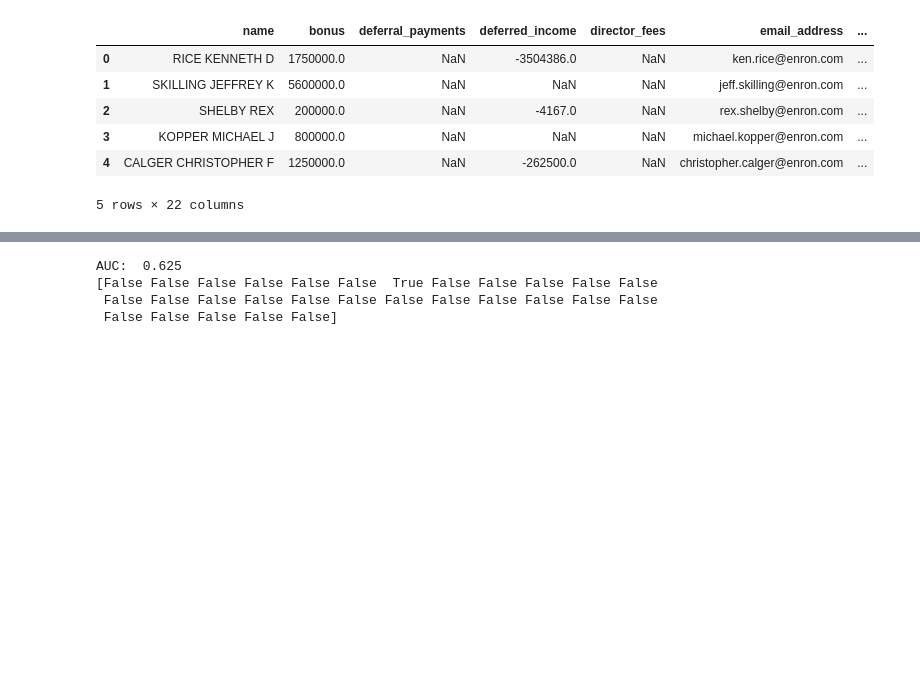
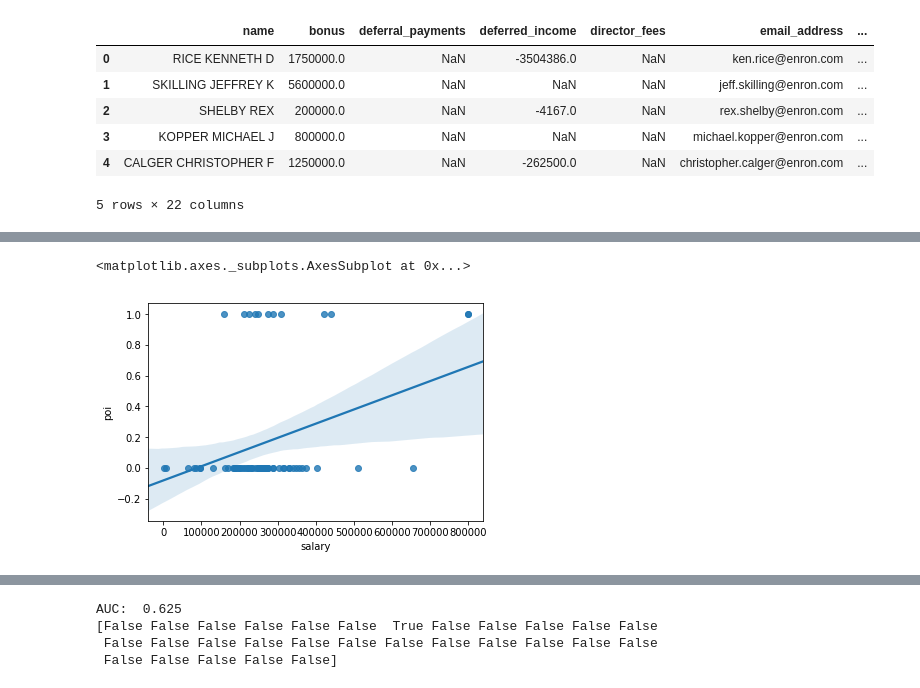
Before and after one commit to ocaTom/ML100-Days, a Jupyter notebook: Day_049_HW.ipynb, the cells around one changed output, grey strips where cells are left out. Drawn from its saved outputs; the diff is of its cells as text; code cells hidden in the pictures; blank space fills up the shorter version.

```diff
--- a/Day_049_HW.ipynb
+++ b/Day_049_HW.ipynb
@@ -56,0 +80,7 @@ Name: from_poi_to_this_person, dtype: float64
+# %%
+train['salary'] = train['salary'].clip(1000, 800000)
+sns.regplot(x = train['salary'], y=train["poi"])
+# plt.show()
+# %% [output]
+<matplotlib.axes._subplots.AxesSubplot at 0x...>
+[figure, added]
```
Also changed, not shown: parts of 25 cells of this notebook, 2 other files.
